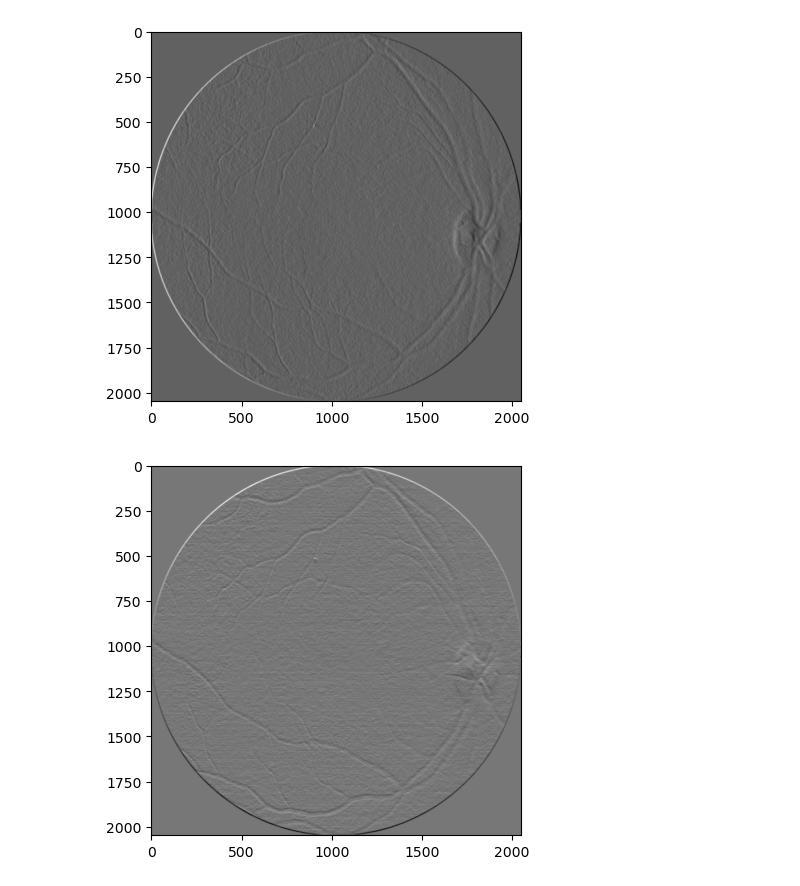
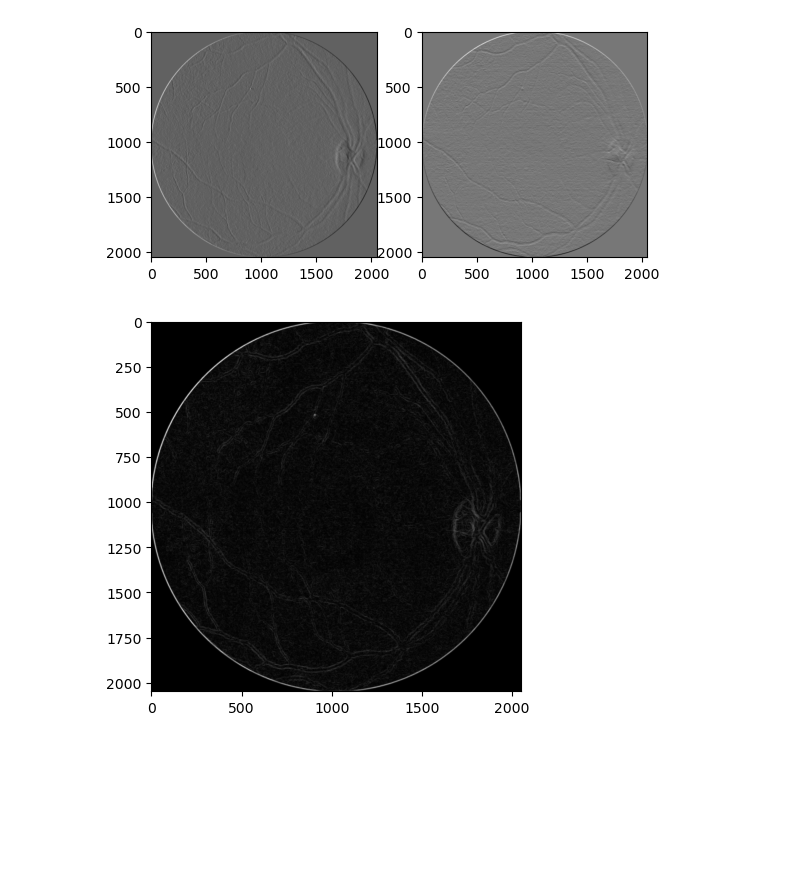
Before and after one commit to florianbasset/fundus-preprocessor-toolkit, a Jupyter notebook: notebook/sobel.ipynb, the cells around one changed output. Cells and saved outputs as stored; diff of their text form; code cells hidden in the pictures; blank space fills up the shorter version.

Commit message:
sobel module

```diff
--- a/notebook/sobel.ipynb
+++ b/notebook/sobel.ipynb
@@ -1,24 +1,30 @@
 # %%
 import cv2
-
+import numpy as np
 import matplotlib.pyplot as plt
 
 img = cv2.imread("../data/image_1.png")[:, :, ::-1]
 
 plt.imshow(img)
 
 def apply_sobel_filter(image):
 
     gray = cv2.cvtColor(image, cv2.COLOR_BGR2GRAY)
     sobelx = cv2.Sobel(gray, cv2.CV_64F, 1, 0, ksize=25)
     sobely = cv2.Sobel(gray, cv2.CV_64F, 0, 1, ksize=25)
 
     return sobelx, sobely
 
-plt.imshow(apply_sobel_filter(img)[0], cmap='gray')
+sobelx, sobely = apply_sobel_filter(img)
+
+plt.subplot(1, 2, 1)
+plt.imshow(sobelx, cmap='gray')
+plt.subplot(1, 2, 2)
+plt.imshow(sobely, cmap='gray')
 plt.show()
-plt.imshow(apply_sobel_filter(img)[1], cmap='gray')
+
+plt.imshow(np.sqrt(sobelx**2 + sobely**2), cmap='gray')
 plt.show()
 # %% [output]
-[figure, old version]
+[figure, new version]
-[figure, old version]
+[figure, new version]
```
Also changed, not shown: 5 other files.
